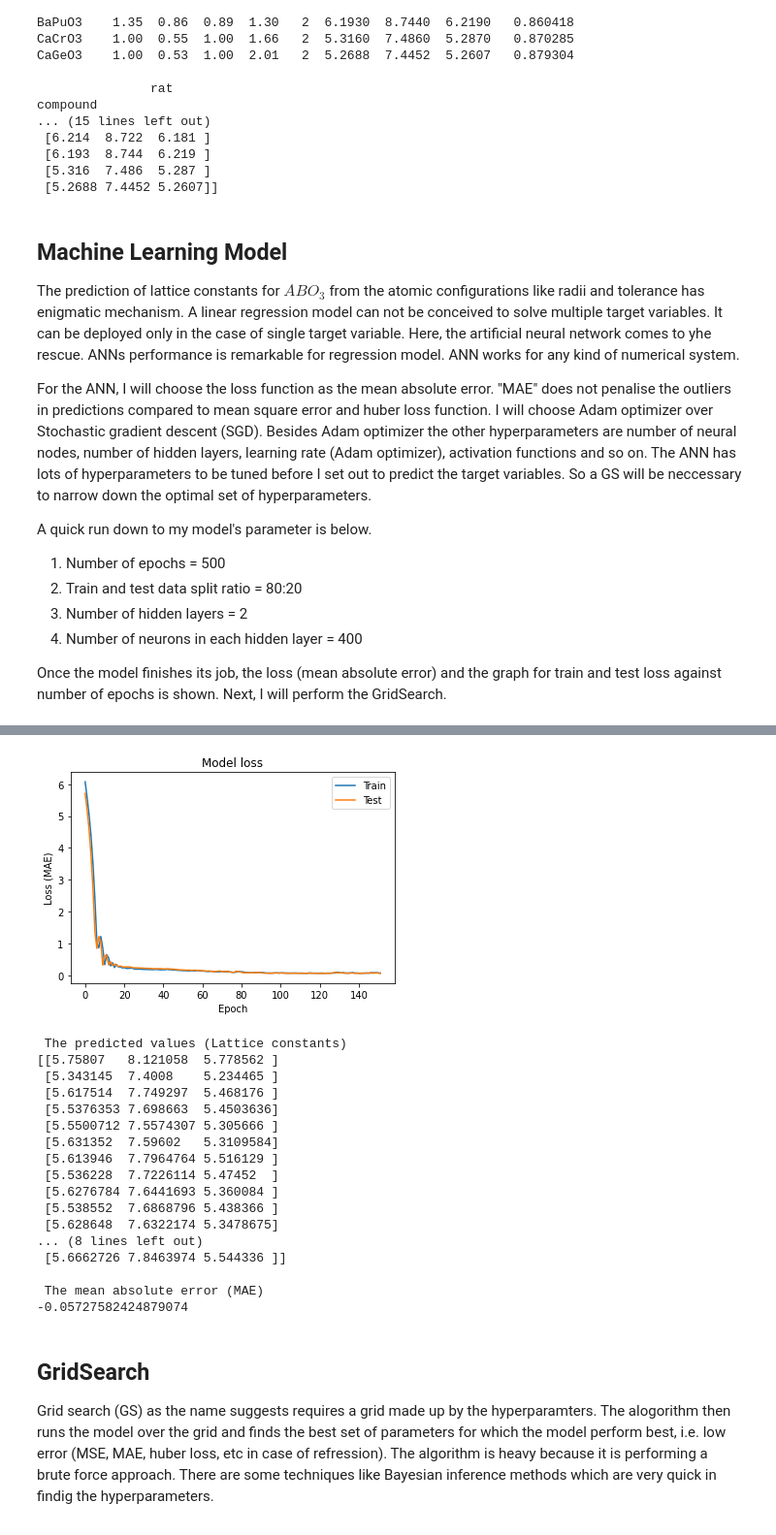
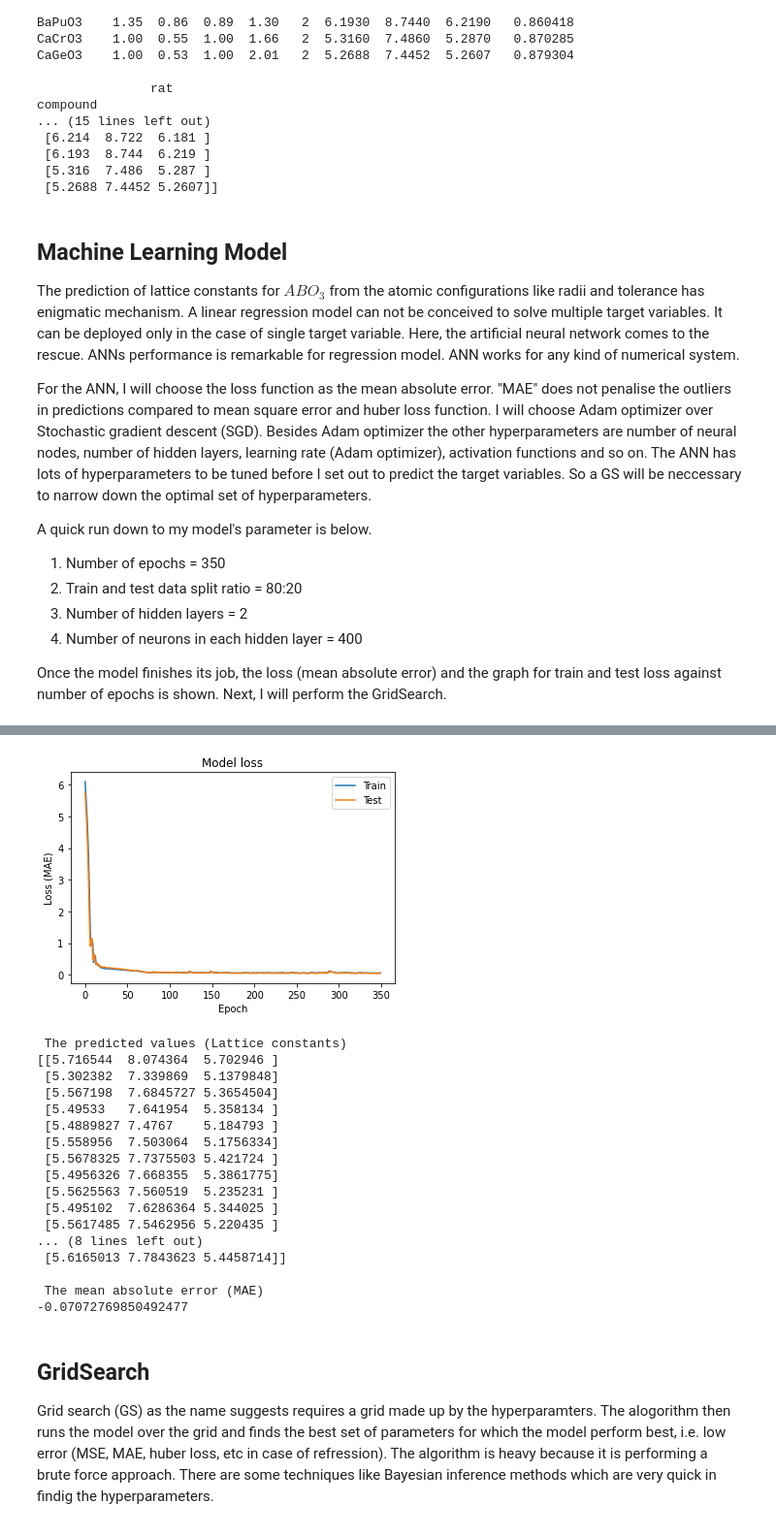
Before and after one commit to Pratha-Me/ML-DNN-Perovskite-lattice-constant-prediction, a Jupyter notebook: ANN_ABO3.ipynb, the cells around one changed output, grey strips where cells are left out. Shown at 97% size. Saved outputs shown, nothing was run; the diff lists cells and outputs as text; code cells hidden in the pictures.

```diff
--- a/ANN_ABO3.ipynb
+++ b/ANN_ABO3.ipynb
@@ -75,12 +75,12 @@ compound
 # %% [markdown]
 ## Machine Learning Model
 
-The prediction of lattice constants for $ABO_{3}$ from the atomic configurations like radii and tolerance has enigmatic mechanism. A linear regression model can not be conceived to solve multiple target variables. It can be deployed only in the case of single target variable. Here, the artificial neural network comes to yhe rescue. ANNs performance is remarkable for regression model. ANN works for any kind of numerical system.
+The prediction of lattice constants for $ABO_{3}$ from the atomic configurations like radii and tolerance has enigmatic mechanism. A linear regression model can not be conceived to solve multiple target variables. It can be deployed only in the case of single target variable. Here, the artificial neural network comes to the rescue. ANNs performance is remarkable for regression model. ANN works for any kind of numerical system.
 
 For the ANN, I will choose the loss function as the mean absolute error. "MAE" does not penalise the outliers in predictions compared to mean square error and huber loss function. I will choose Adam optimizer over Stochastic gradient descent (SGD). Besides Adam optimizer the other hyperparameters are number of neural nodes, number of hidden layers, learning rate (Adam optimizer), activation functions and so on. The ANN has lots of hyperparameters to be tuned before I set out to predict the target variables. So a GS will be neccessary to narrow down the optimal set of hyperparameters.
 
 A quick run down to my model's parameter is below.
-1. Number of epochs = 500
+1. Number of epochs = 350
 2. Train and test data split ratio = 80:20
 3. Number of hidden layers = 2
 4. Number of neurons in each hidden layer = 400
@@ -94,7 +94,7 @@ from matplotlib import pyplot as plt
 # The seed is required for replication of results. Parameters defined.
 seed = 1111
 tolerance_value = 40
-n_epochs = 500
+n_epochs = 350
 
 X_train, X_test, y_train, y_test = train_test_split(features, targets,
                                                     random_state=seed,
@@ -159,21 +159,21 @@ Epoch 152/500
-[figure, old version]
+[figure, new version]
  The predicted values (Lattice constants)
-[[5.75807   8.121058  5.778562 ]
- [5.343145  7.4008    5.234465 ]
- [5.617514  7.749297  5.468176 ]
- [5.5376353 7.698663  5.4503636]
- [5.5500712 7.5574307 5.305666 ]
- [5.631352  7.59602   5.3109584]
- [5.613946  7.7964764 5.516129 ]
- [5.536228  7.7226114 5.47452  ]
- [5.6276784 7.6441693 5.360084 ]
- [5.538552  7.6868796 5.438366 ]
- [5.628648  7.6322174 5.3478675]
+[[5.716544  8.074364  5.702946 ]
+ [5.302382  7.339869  5.1379848]
+ [5.567198  7.6845727 5.3654504]
+ [5.49533   7.641954  5.358134 ]
+ [5.4889827 7.4767    5.184793 ]
+ [5.558956  7.503064  5.1756334]
+ [5.5678325 7.7375503 5.421724 ]
+ [5.4956326 7.668355  5.3861775]
+ [5.5625563 7.560519  5.235231 ]
+ [5.495102  7.6286364 5.344025 ]
+ [5.5617485 7.5462956 5.220435 ]
 ... (8 lines left out)
- [5.6662726 7.8463974 5.544336 ]]
+ [5.6165013 7.7843623 5.4458714]]
 
  The mean absolute error (MAE)
--0.05727582424879074
+-0.07072769850492477
 # %% [markdown]
 ## GridSearch
 Grid search (GS) as the name suggests requires a grid made up by the hyperparamters. The alogorithm then runs the model over the grid and finds the best set of parameters for which the model perform best, i.e. low error (MSE, MAE, huber loss, etc in case of refression). The algorithm is heavy because it is performing a brute force approach. There are some techniques like Bayesian inference methods which are very quick in findig the hyperparameters.
```
Also changed, not shown: parts of 4 cells of this notebook, 1 other file.
